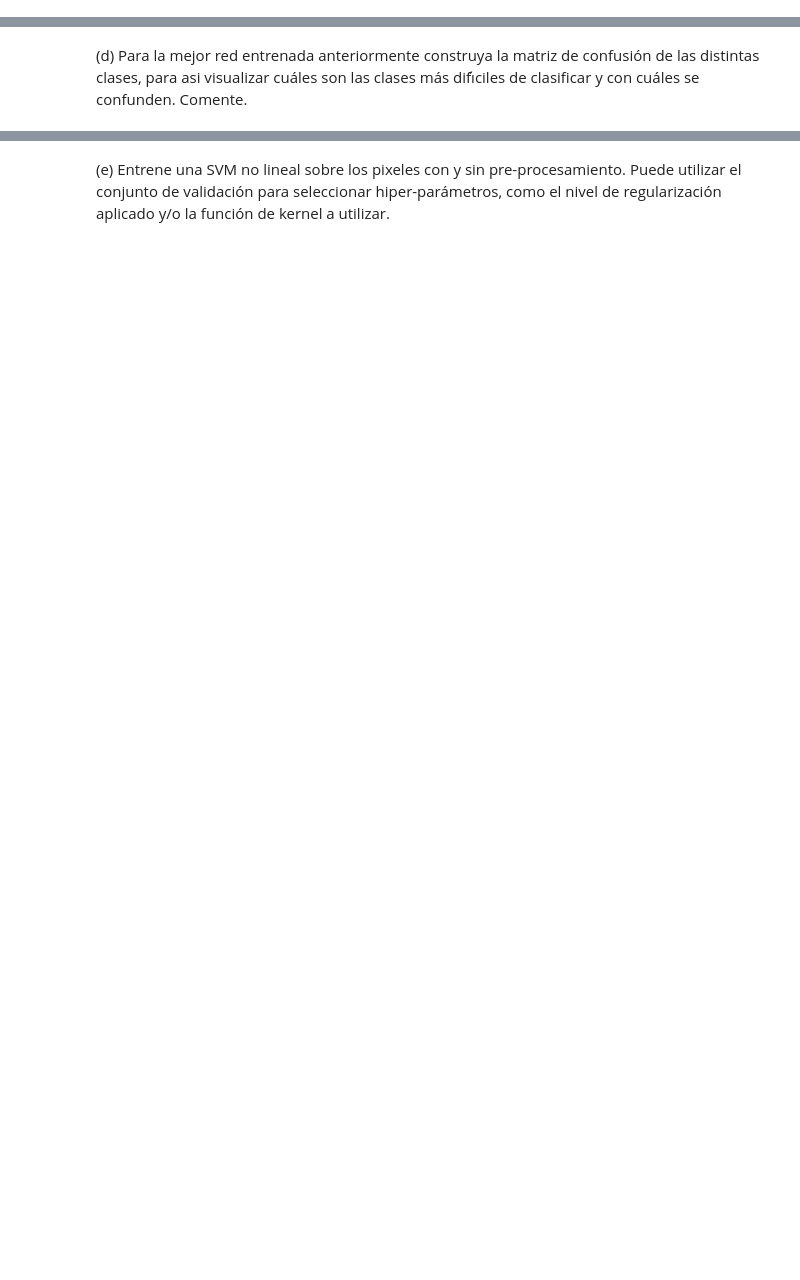
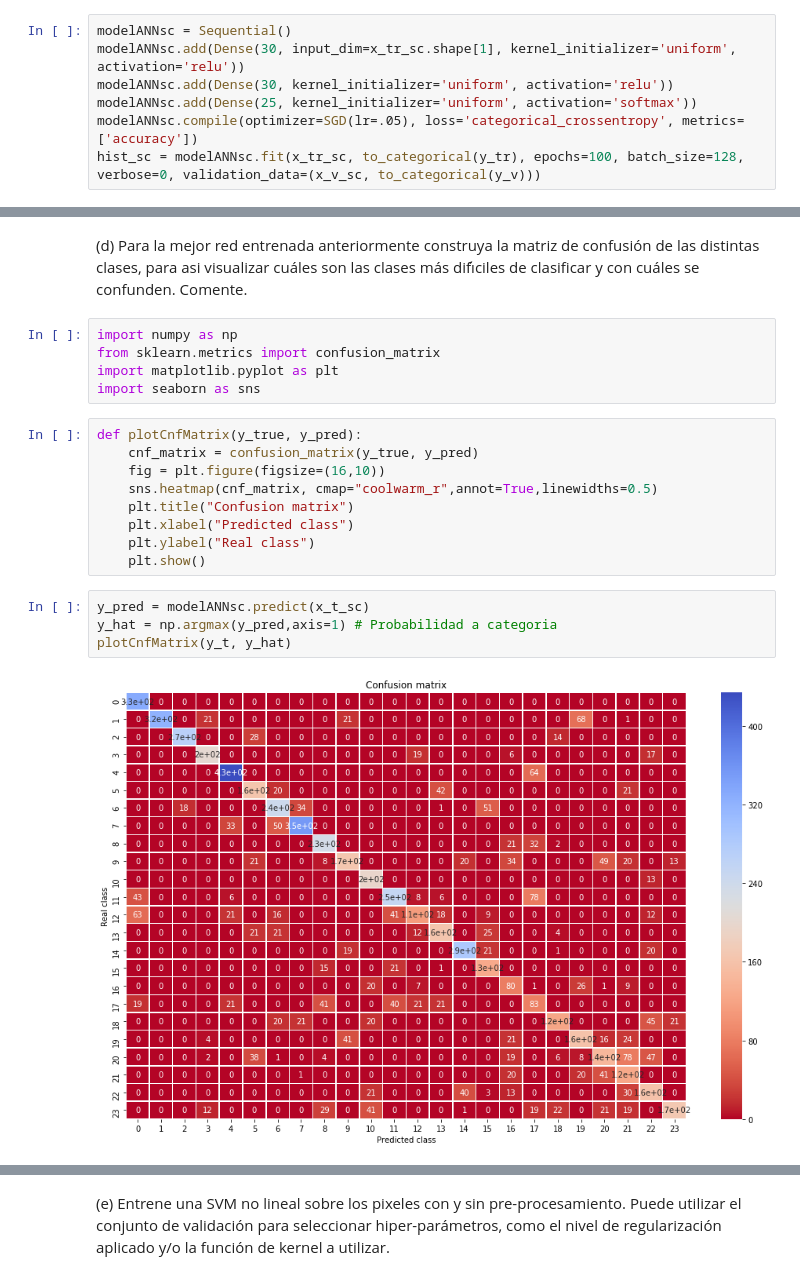
Before and after one commit to dsanmartin/INF578-HW, a Jupyter notebook: 3/Tarea3-ML.ipynb, the cells around one changed output, grey strips where cells are left out. Drawn from its saved outputs; the diff is of its cells as text; blank space fills up the shorter version.

```diff
--- a/3/Tarea3-ML.ipynb
+++ b/3/Tarea3-ML.ipynb
@@ -1114,0 +907,7 @@ model.fit(x_tr.values, to_categorical(y_tr), nb_epoch=100, batch_size=128, verbo
+# %%
+modelANNsc = Sequential()
+modelANNsc.add(Dense(30, input_dim=x_tr_sc.shape[1], kernel_initializer='uniform', activation='relu'))
+modelANNsc.add(Dense(30, kernel_initializer='uniform', activation='relu'))
+modelANNsc.add(Dense(25, kernel_initializer='uniform', activation='softmax'))
+modelANNsc.compile(optimizer=SGD(lr=.05), loss='categorical_crossentropy', metrics=['accuracy'])
+hist_sc = modelANNsc.fit(x_tr_sc, to_categorical(y_tr), epochs=100, batch_size=128, verbose=0, validation_data=(x_v_sc, to_categorical(y_v)))
@@ -1115,2 +946,22 @@ model.fit(x_tr.values, to_categorical(y_tr), nb_epoch=100, batch_size=128, verbo
 # %% [markdown]
 (d) Para la mejor red entrenada anteriormente construya la matriz de confusión de las distintas clases, para asi visualizar cuáles son las clases más difı́ciles de clasificar y con cuáles se confunden. Comente.
+# %%
+import numpy as np
+from sklearn.metrics import confusion_matrix
+import matplotlib.pyplot as plt
+import seaborn as sns
+# %%
+def plotCnfMatrix(y_true, y_pred):
+    cnf_matrix = confusion_matrix(y_true, y_pred)
+    fig = plt.figure(figsize=(16,10))
+    sns.heatmap(cnf_matrix, cmap="coolwarm_r",annot=True,linewidths=0.5)
+    plt.title("Confusion matrix")
+    plt.xlabel("Predicted class")
+    plt.ylabel("Real class")
+    plt.show()
+# %%
+y_pred = modelANNsc.predict(x_t_sc)
+y_hat = np.argmax(y_pred,axis=1) # Probabilidad a categoria
+plotCnfMatrix(y_t, y_hat)
+# %% [output]
+[figure, added]
```
Also changed, not shown: parts of 105 cells of this notebook.
